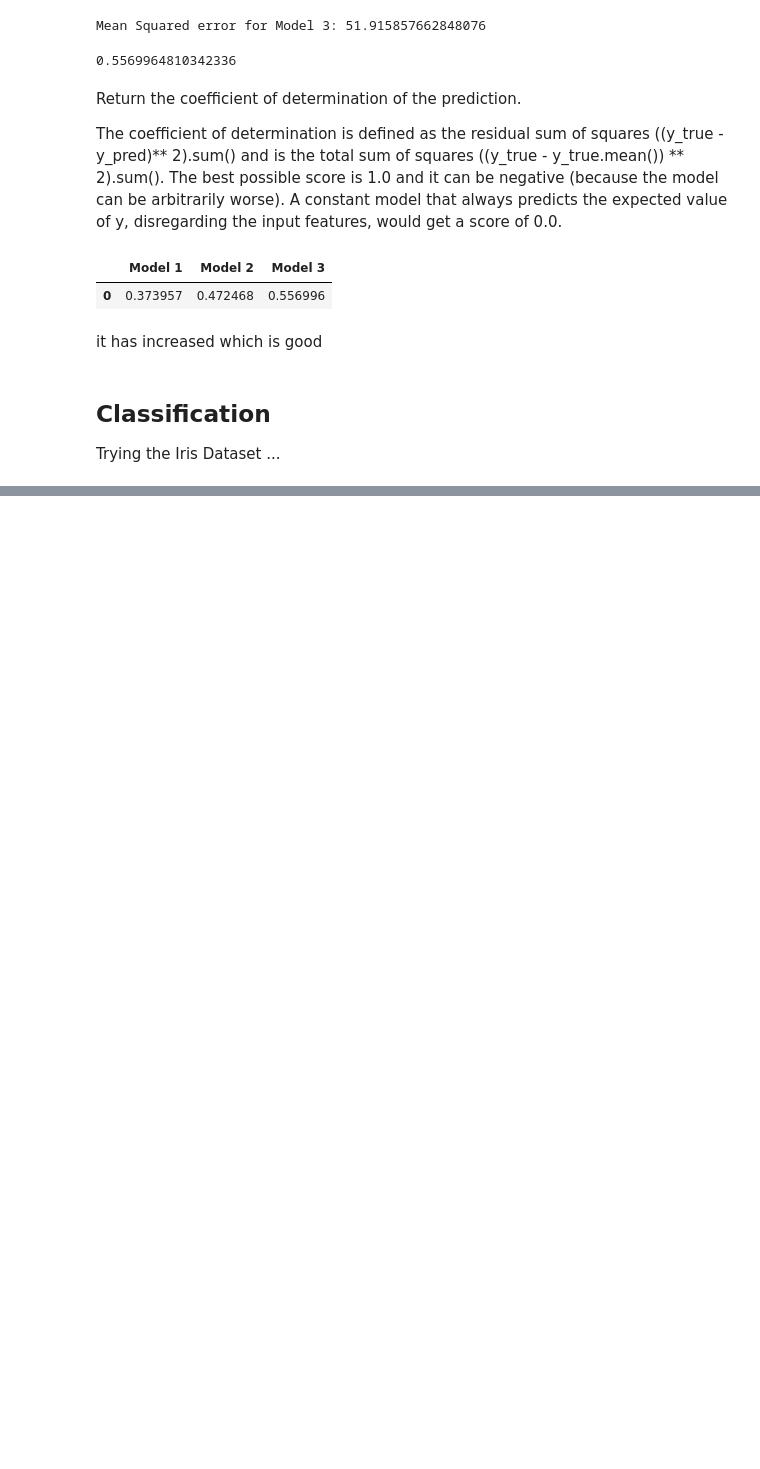
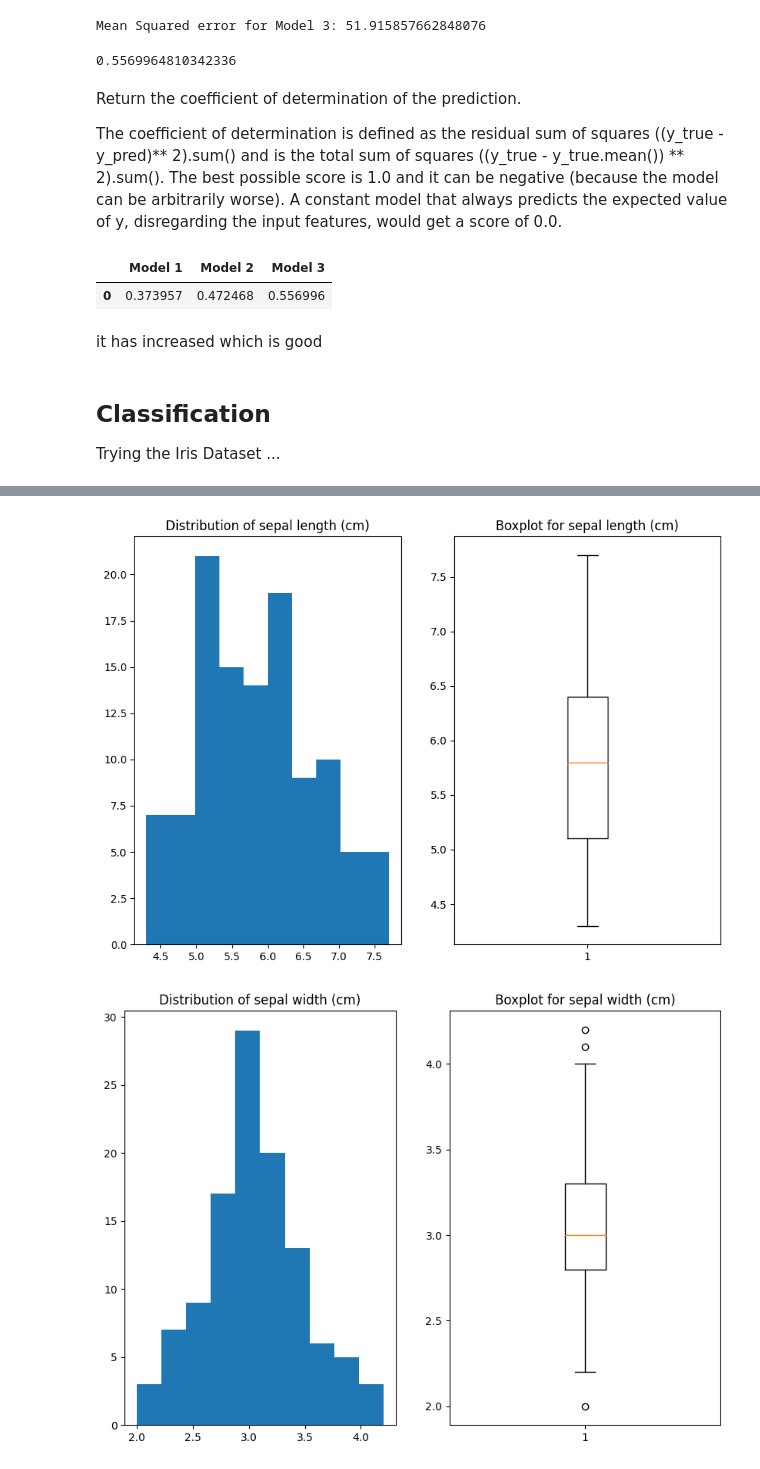
Before and after one commit to Sjaci/sklearn_notebooks, a Jupyter notebook: sklearn_MLP.ipynb, the cells around one changed output, grey strips where cells are left out. Drawn from its saved outputs; the diff is of its cells as text; code cells hidden in the pictures; blank space fills up the shorter version.

```diff
--- a/sklearn_MLP.ipynb
+++ b/sklearn_MLP.ipynb
@@ -308,0 +303,6 @@ iris
+# %%
+X_train, X_test, y_train, y_test = train_test_split(iris.data, iris.target, test_size = 0.25,
+                                                    random_state = 42)
+
+print(f"Number of training set sample: ({len(X_train), len(y_train)})")
+print(f"Number of testing set sample: ({len(X_test), len(y_test)})")
@@ -308,0 +314,3 @@ iris
+# %%
+temp_data = pd.DataFrame(X_train, columns = iris.feature_names)
+temp_data.head()
@@ -308,0 +352,12 @@ iris
+# %%
+for item in iris.feature_names:
+  plt.figure(figsize = (10,7))
+  plt.subplot(1,2,1)
+  plt.hist(temp_data[item])
+  plt.title("Distribution of " + item)
+  plt.subplot(1,2,2)
+  plt.boxplot(temp_data[item])
+  plt.title("Boxplot for " + item)
+# %% [output]
+[figure, added]
+[figure, added]
```
Also changed, not shown: parts of 24 cells of this notebook.
